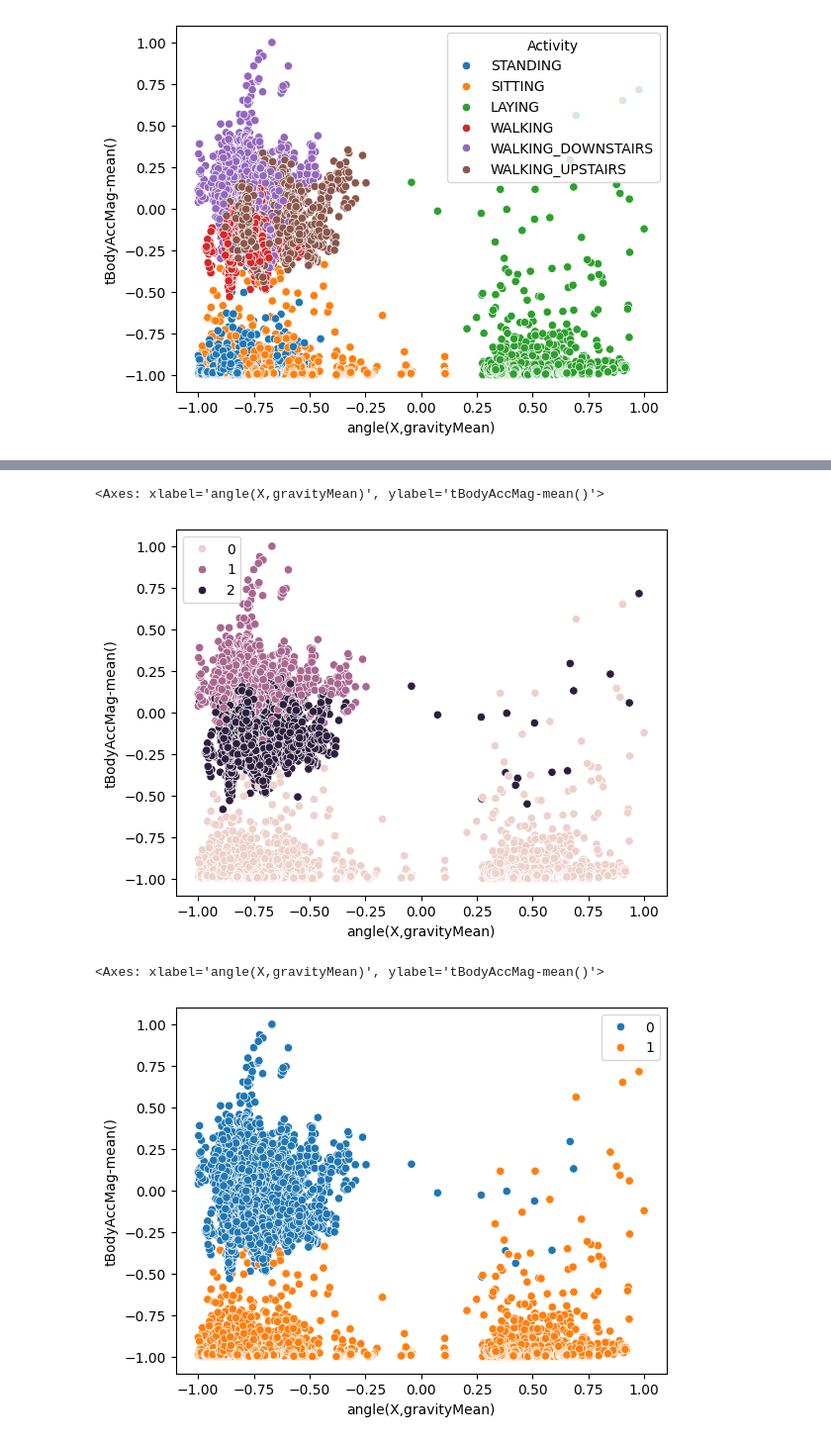
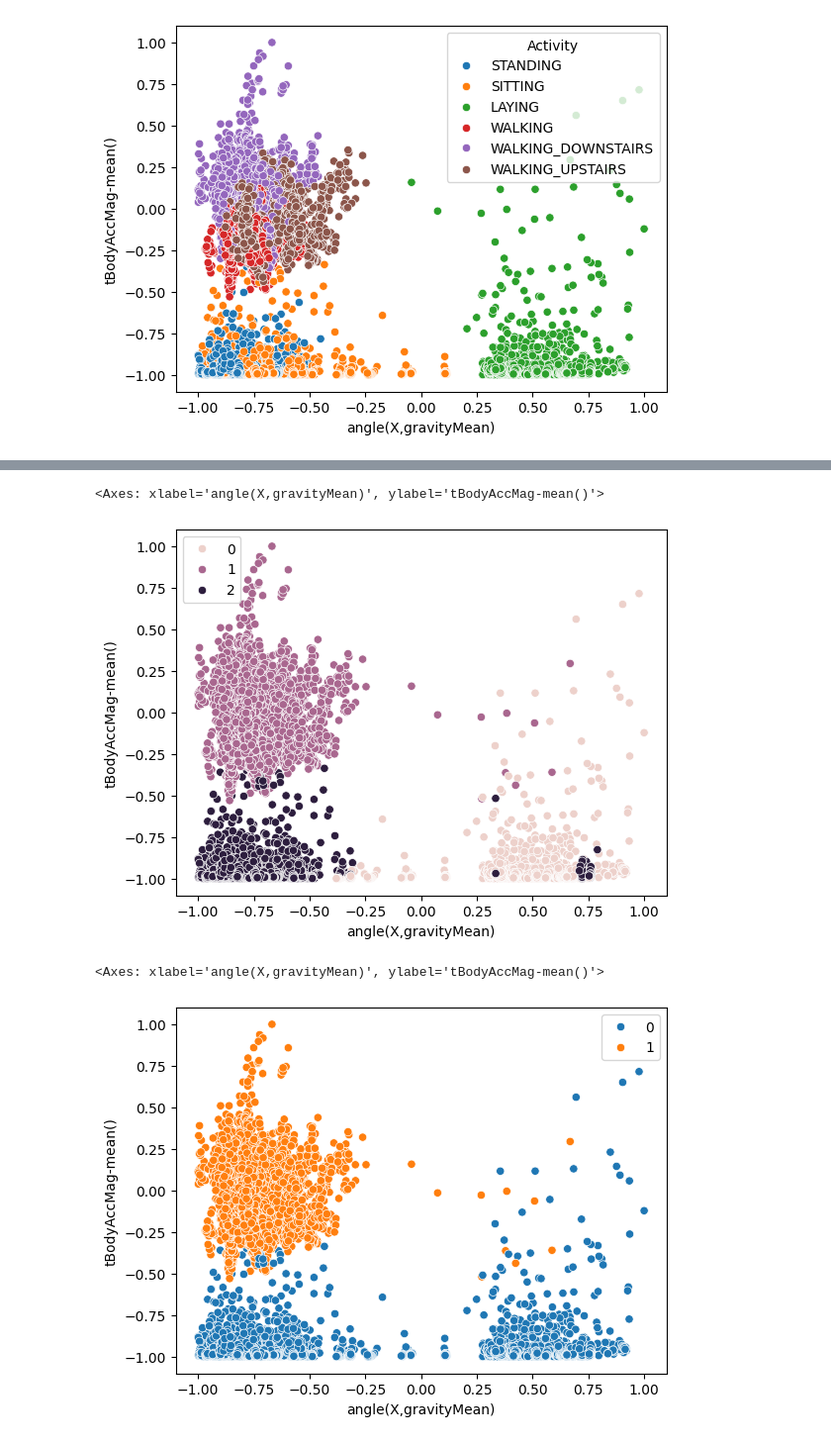
Before and after one commit to ZafeerAbbasi/MSE_413, a Jupyter notebook: Lab3/code/Part1.ipynb, the cells around one changed output, grey strips where cells are left out. Shown at 99% size. Cells and saved outputs as stored; diff of their text form; code cells hidden in the pictures.

```diff
--- a/Lab3/code/Part1.ipynb
+++ b/Lab3/code/Part1.ipynb
@@ -27,7 +29,7 @@ sns.scatterplot(df, x="angle(X,gravityMean)", y="tBodyAccMag-mean()", hue="Activ
 <Axes: xlabel='angle(X,gravityMean)', ylabel='tBodyAccMag-mean()'>
 [figure]
 # %%
-KMeans2 = KMeans(n_clusters=2)
+KMeans2 = make_pipeline(StandardScaler(), KMeans(n_clusters=2))
 KMeans2.fit(inputs)
 sns.scatterplot(inputs, x="angle(X,gravityMean)", y="tBodyAccMag-mean()", hue=KMeans2.predict(inputs))
 # %% [output]
@@ -36,15 +38,15 @@ sns.scatterplot(inputs, x="angle(X,gravityMean)", y="tBodyAccMag-mean()", hue=KM
 # %%
-KMeans3 = KMeans(n_clusters=3)
+KMeans3 = make_pipeline(StandardScaler(), KMeans(n_clusters=3))
 KMeans3.fit(inputs)
 sns.scatterplot(inputs, x="angle(X,gravityMean)", y="tBodyAccMag-mean()", hue=KMeans3.predict(inputs))
 # %% [output]
 <Axes: xlabel='angle(X,gravityMean)', ylabel='tBodyAccMag-mean()'>
-[figure, old version]
+[figure, new version]
 # %%
-KMed2 = KMedoids(n_clusters=2)
+KMed2 = make_pipeline(StandardScaler(), KMedoids(n_clusters=2))
 KMed2.fit(inputs)
 sns.scatterplot(inputs, x="angle(X,gravityMean)", y="tBodyAccMag-mean()", hue=KMed2.predict(inputs))
 # %% [output]
 <Axes: xlabel='angle(X,gravityMean)', ylabel='tBodyAccMag-mean()'>
-[figure, old version]
+[figure, new version]
 # %%
```
Also changed, not shown: parts of 3 cells of this notebook, 1 other file.
